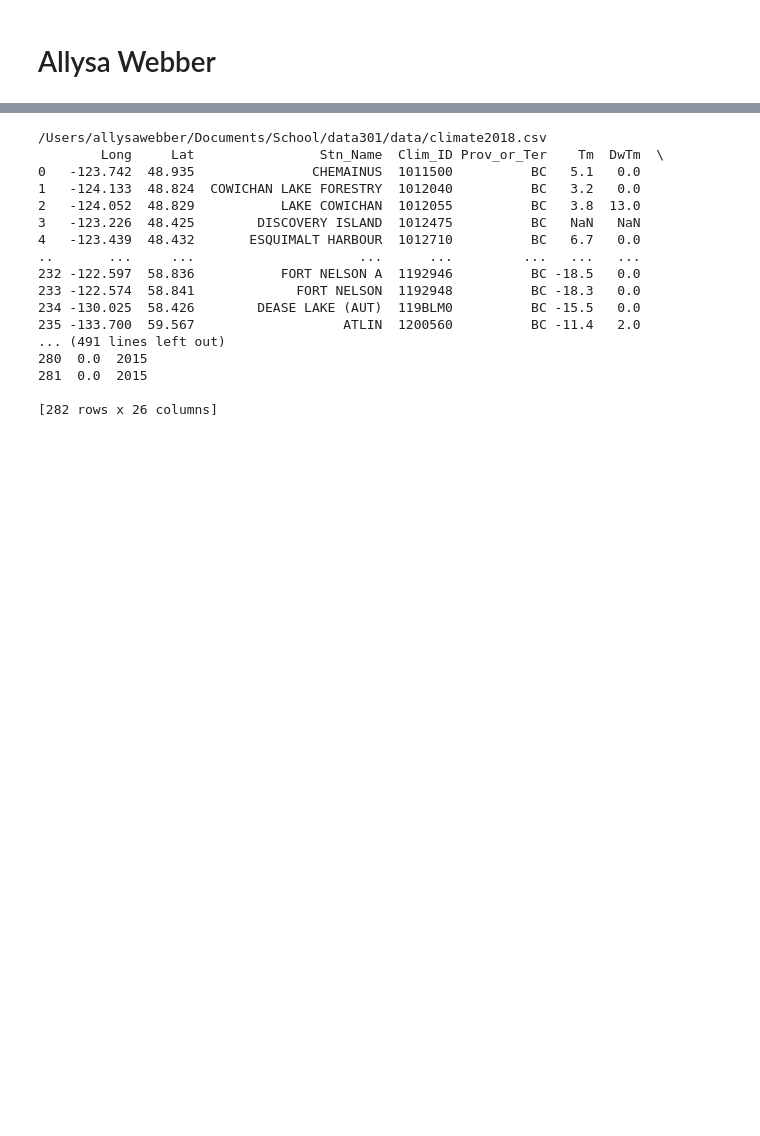
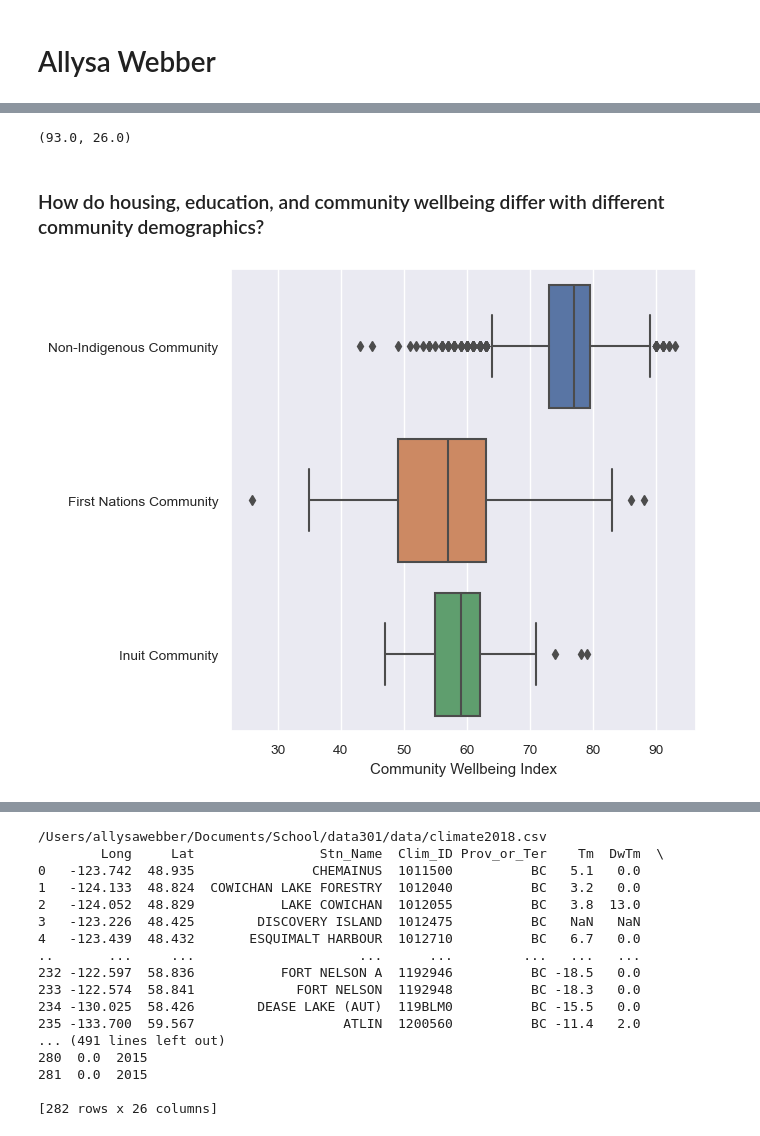
Before and after one commit to ubco-W2022T2-data301/project-group33, a Jupyter notebook: analysis/analysis1.ipynb, the cells around one changed output, grey strips where cells are left out. Saved outputs shown, nothing was run; the diff lists cells and outputs as text; code cells hidden in the pictures; blank space fills up the shorter version.

```diff
--- a/analysis/analysis1.ipynb
+++ b/analysis/analysis1.ipynb
@@ -32,0 +42,8 @@ wellbeingindex.describe()
+# %%
+wellbeingindex=wellbeingindex.rename(columns={'Community Type / Type de communauté 2011': 'Community Type',
+                            'CWB / IBC 2011': 'CWB', 'Census Population / Population de recensement 2011':'Population size',
+                            'Income / Revenu 2011':'Revenue', 'Education / Scolarité 2011':'Education',
+                            'Housing / Logement 2011':'Housing',
+                            'CSD Name / Nom de la SDR 2011':'Area'})
+# %%
+wellbeingindex=(wellbeingindex.drop(columns=['CSD Code / Code de la SDR 2011','Labour Force Activity / Activité sur le marché du travail 2011','GNR / TGN 2011'], axis=1))
@@ -33,2 +66,4 @@ wellbeingindex.describe()
 # %%
 wellbeingindex['CWB'].max(),wellbeingindex['CWB'].min()
+# %% [output]
+(93.0, 26.0)
@@ -40,10 +70,11 @@ wellbeingindex = wellbeingindex.apply(lambda x: x.replace({'Non-Indigenous Commu
-# %%
-wellbeingindex=wellbeingindex.rename(columns={'Community Type / Type de communauté 2011': 'Community Type',
-                            'CWB / IBC 2011': 'CWB'})
+# %% [markdown]
+### How do housing, education, and community wellbeing differ with different community demographics?
 # %%
 #visualize
 plt.figure(figsize=(6,6))
 sns.set(font_scale=.9)
 wellbeingindex_plot = sns.boxplot(x=wellbeingindex['CWB'],
                                     y = wellbeingindex['Community Type'],
-                                     ).set(ylabel='Community Wellbeing Index', xlabel='Community type')
+                                     ).set(xlabel='Community Wellbeing Index', ylabel=None)
+# %% [output]
+[figure, added]
```
Also changed, not shown: parts of 30 cells of this notebook, 3 other files.
